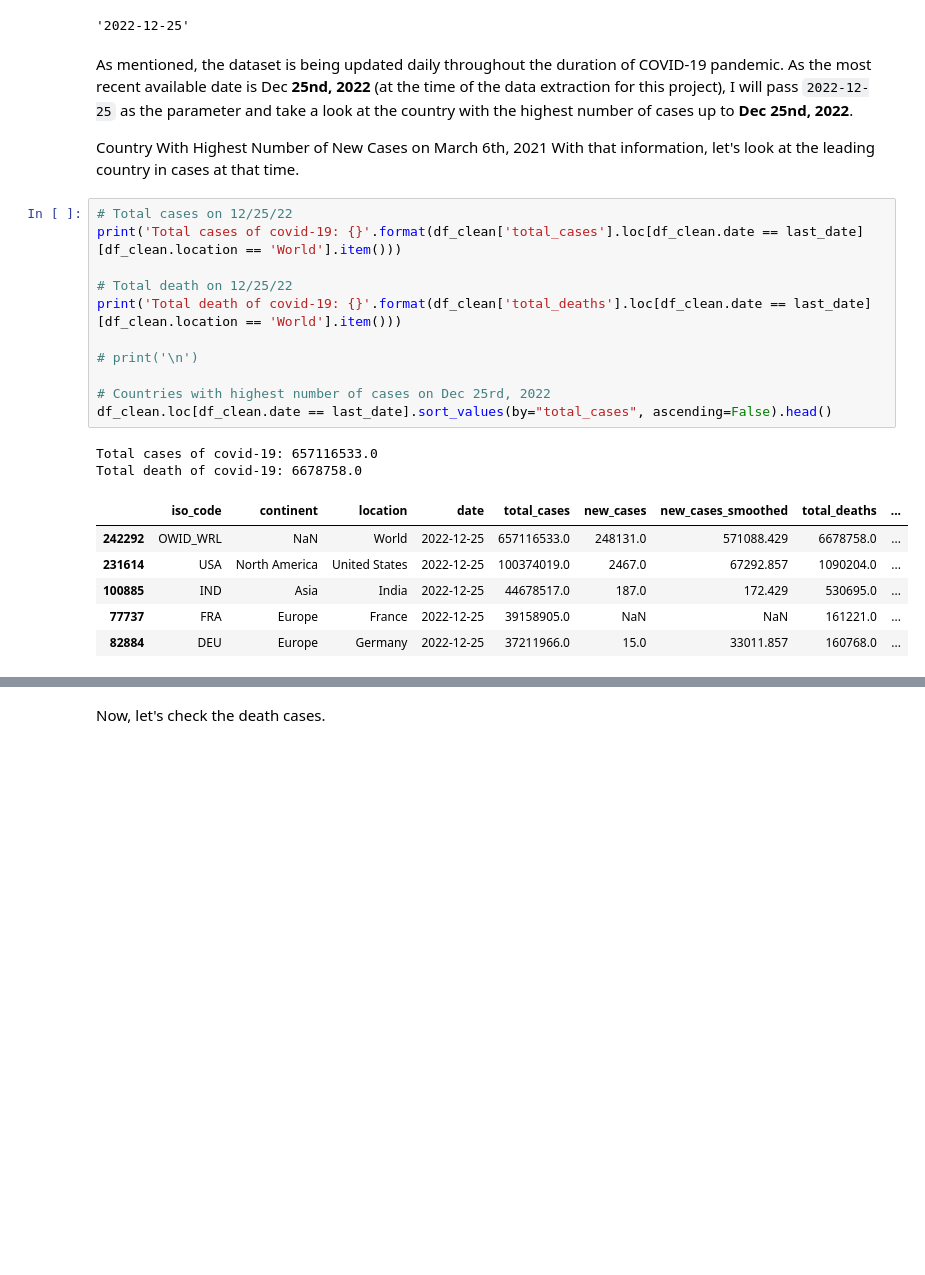
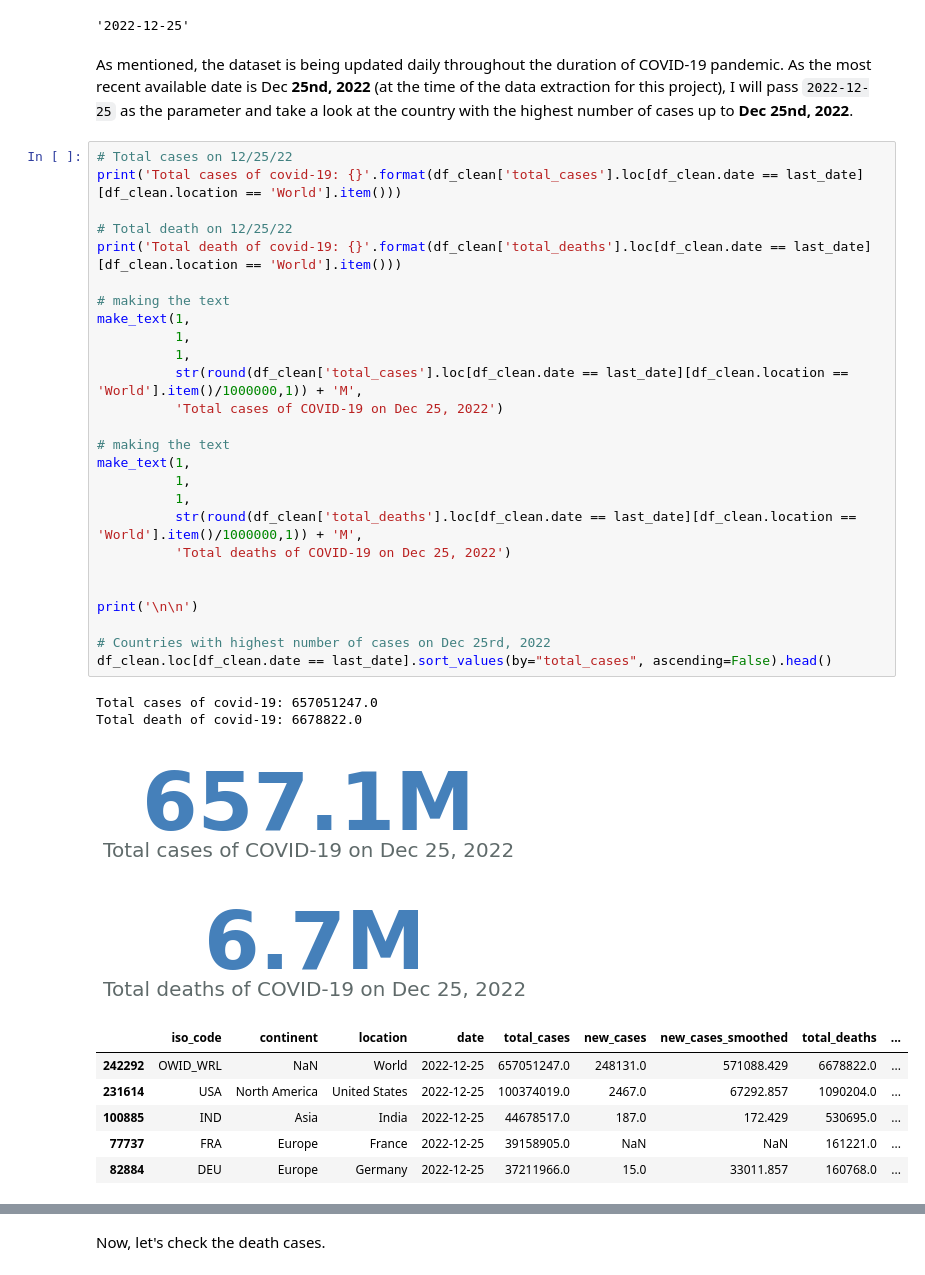
Before and after one commit to Mdrsilva/Covid-19_Data_Analysis, a Jupyter notebook: Covid_19_Data_Analysis.ipynb, the cells around one changed output, grey strips where cells are left out. Drawn from its saved outputs; the diff is of its cells as text; blank space fills up the shorter version.

```diff
--- a/Covid_19_Data_Analysis.ipynb
+++ b/Covid_19_Data_Analysis.ipynb
@@ -320,26 +439,39 @@ last_date
 '2022-12-25'
 # %% [markdown]
 As mentioned, the dataset is being updated daily throughout the duration of COVID-19 pandemic. As the most recent available date is Dec **25nd, 2022** (at the time of the data extraction for this project), I will pass `2022-12-25` as the parameter and take a look at the country with the highest number of cases up to **Dec 25nd, 2022**.
-
-
-Country With Highest Number of New Cases on March 6th, 2021
-With that information, let's look at the leading country in cases at that time.
 # %%
 # Total cases on 12/25/22
 print('Total cases of covid-19: {}'.format(df_clean['total_cases'].loc[df_clean.date == last_date][df_clean.location == 'World'].item()))
 
 # Total death on 12/25/22
 print('Total death of covid-19: {}'.format(df_clean['total_deaths'].loc[df_clean.date == last_date][df_clean.location == 'World'].item()))
 
-# print('\n')
+# making the text
+make_text(1,
+          1,
+          1,
+          str(round(df_clean['total_cases'].loc[df_clean.date == last_date][df_clean.location == 'World'].item()/1000000,1)) + 'M',
+          'Total cases of COVID-19 on Dec 25, 2022')
+
+# making the text
+make_text(1,
+          1,
+          1,
+          str(round(df_clean['total_deaths'].loc[df_clean.date == last_date][df_clean.location == 'World'].item()/1000000,1)) + 'M',
+          'Total deaths of COVID-19 on Dec 25, 2022')
+
+
+print('\n\n')
 
 # Countries with highest number of cases on Dec 25rd, 2022
 df_clean.loc[df_clean.date == last_date].sort_values(by="total_cases", ascending=False).head()
 # %% [output]
-Total cases of covid-19: 657116533.0
-Total death of covid-19: 6678758.0
+Total cases of covid-19: 657051247.0
+Total death of covid-19: 6678822.0
+[figure, added]
+[figure, added]
 |  | iso_code | continent | location | date | total_cases | new_cases | new_cases_smoothed | total_deaths | ... |
-| 242292 | OWID_WRL | NaN | World | 2022-12-25 | 657116533.0 | 248131.0 | 571088.429 | 6678758.0 | ... |
+| 242292 | OWID_WRL | NaN | World | 2022-12-25 | 657051247.0 | 248131.0 | 571088.429 | 6678822.0 | ... |
 | 231614 | USA | North America | United States | 2022-12-25 | 100374019.0 | 2467.0 | 67292.857 | 1090204.0 | ... |
 | 100885 | IND | Asia | India | 2022-12-25 | 44678517.0 | 187.0 | 172.429 | 530695.0 | ... |
 | 77737 | FRA | Europe | France | 2022-12-25 | 39158905.0 | NaN | NaN | 161221.0 | ... |
```
Also changed, not shown: parts of 38 cells of this notebook.
